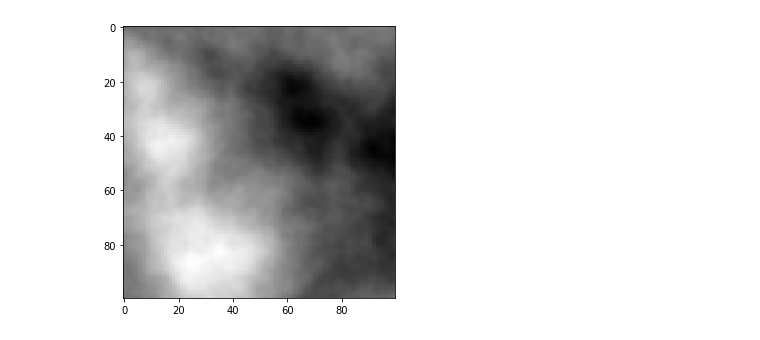
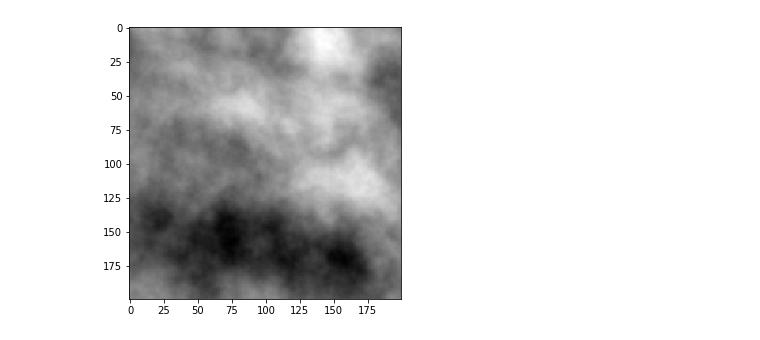
Before and after one commit to atbender/procedural-terrain-map, a Jupyter notebook: procedural_map_generator.ipynb, the cells around one changed output. Drawn from its saved outputs; the diff is of its cells as text; code cells hidden in the pictures.

```diff
--- a/procedural_map_generator.ipynb
+++ b/procedural_map_generator.ipynb
@@ -3,18 +3,16 @@ import noise
 import numpy as np
 import random
 
-random.seed(313)
-
-width = 100
-height = 100
+width = 200
+height = 200
 scale = 100.0
 octaves = 6
 persistence = 0.5
 lacunarity = 2.0
-base = random.randint(0, 100)
+base = 0
 
-
-def generate_noise():
+def generate_noise(width=width, height=height, scale=scale, octaves=octaves,
+                   persistence=persistence, lacunarity=lacunarity, base=base):
     noise_map = np.zeros((width, height))
     for i in range(width):
         for j in range(height):
@@ -29,11 +27,11 @@ def generate_noise():
 # %%
 from matplotlib import pyplot as plt
 %matplotlib inline
 
-world = generate_noise()
+world = generate_noise(base=random.randint(0, 100))
 
 plt.figure(figsize=(10,5))
 plt.imshow(world, cmap='gray')
 plt.show()
 # %% [output]
-[figure, old version]
+[figure, new version]
```
Also changed, not shown: parts of 1 cell of this notebook.
